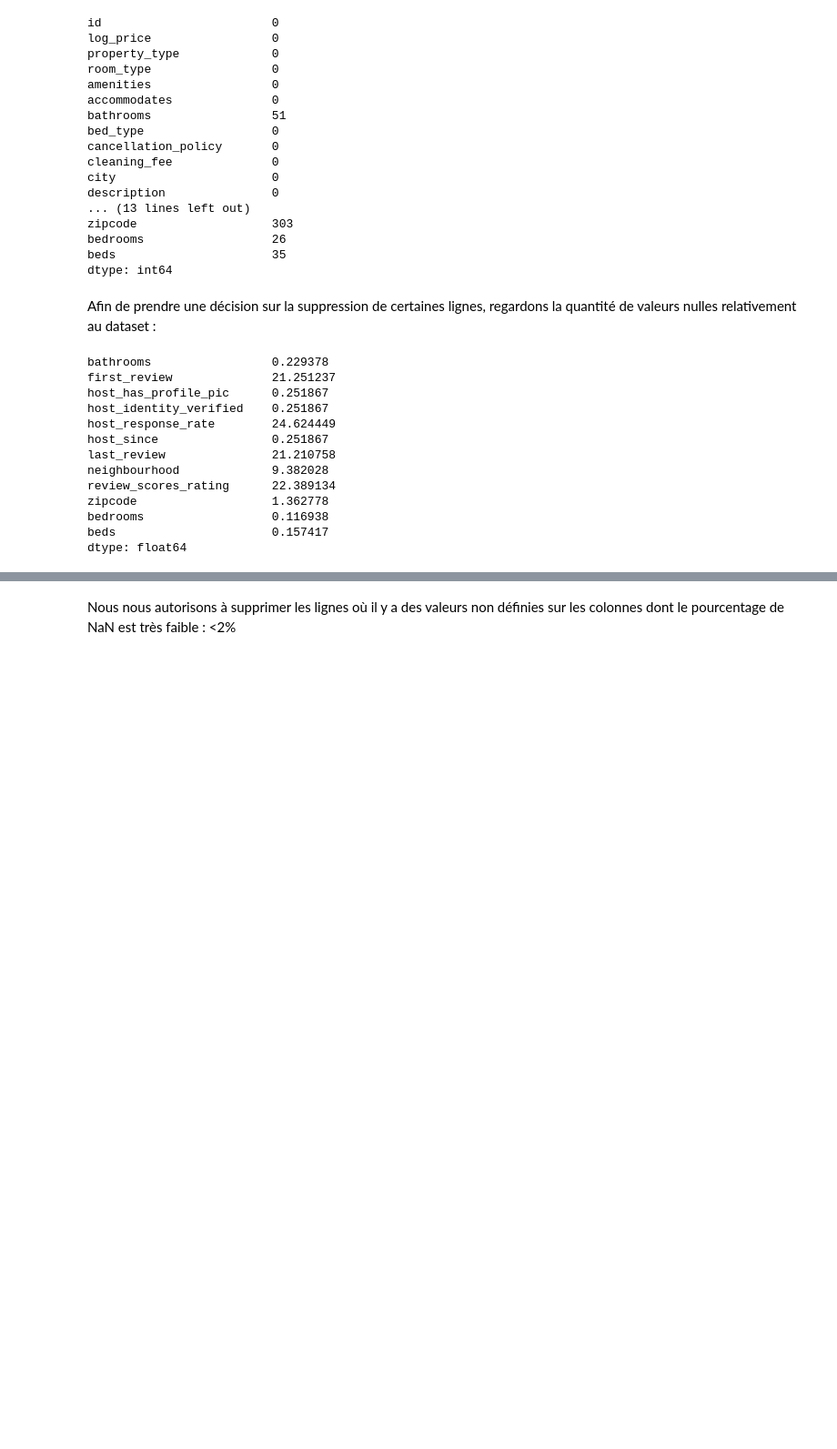
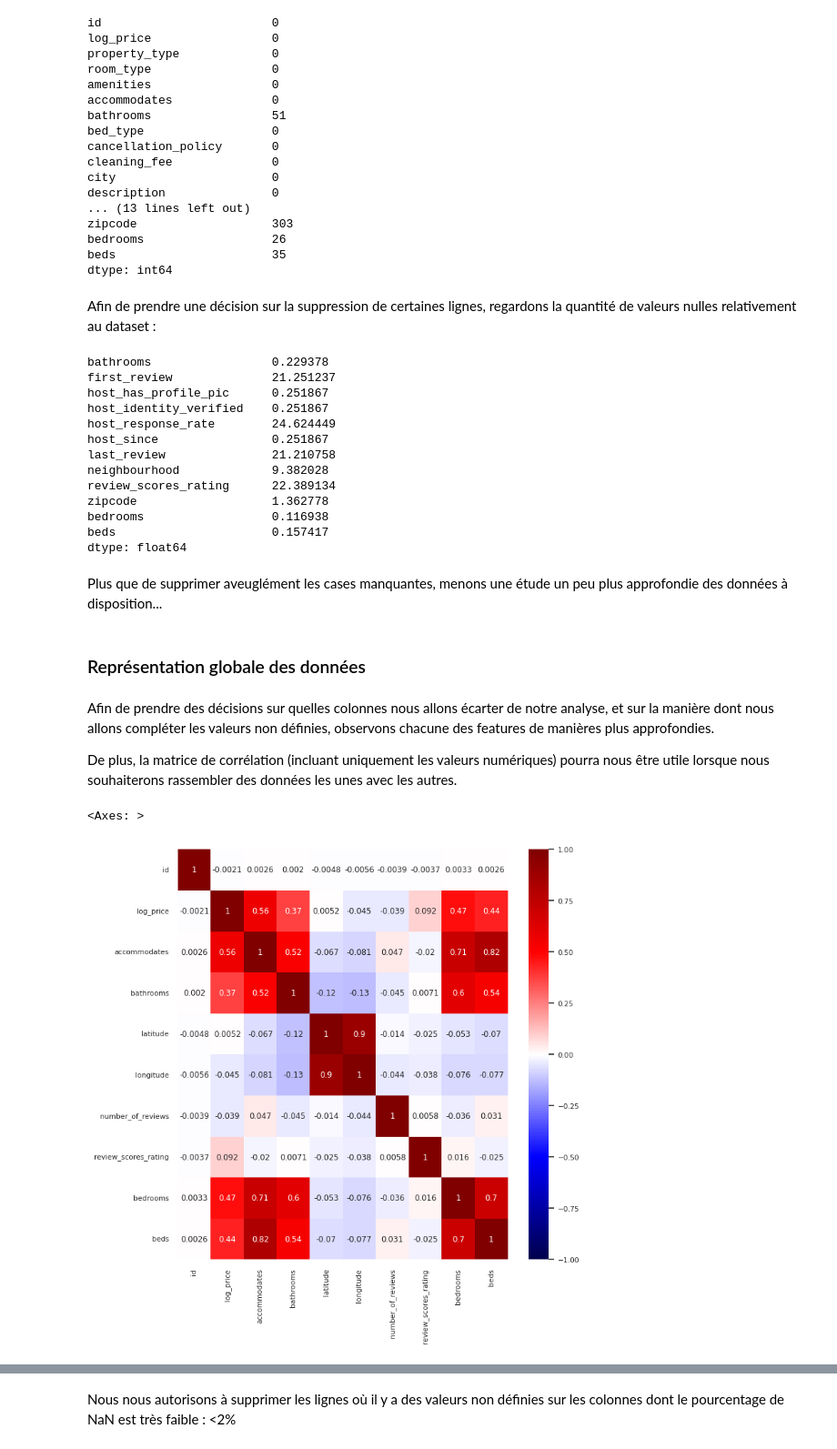
Before and after one commit to patch-me/airbnb-predict, a Jupyter notebook: myProject.ipynb, the cells around one changed output, grey strips where cells are left out. Shown at 91% size. Saved outputs shown, nothing was run; the diff lists cells and outputs as text; code cells hidden in the pictures; blank space fills up the shorter version.

```diff
--- a/myProject.ipynb
+++ b/myProject.ipynb
@@ -136,3 +139,21 @@ zipcode                   1.362778
 bedrooms                  0.116938
 beds                      0.157417
 dtype: float64
+# %% [markdown]
+Plus que de supprimer aveuglément les cases manquantes, menons une étude un peu plus approfondie des données à disposition...
+# %% [markdown]
+### Représentation globale des données
+# %% [markdown]
+Afin de prendre des décisions sur quelles colonnes nous allons écarter de notre analyse, et sur la manière dont nous allons compléter les valeurs non définies, observons chacune des features de manières plus approfondies.
+
+De plus, la matrice de corrélation (incluant uniquement les valeurs numériques) pourra nous être utile lorsque nous souhaiterons rassembler des données les unes avec les autres.
+# %%
+numeric_data = data.select_dtypes(include=['number'])
+correlation_matrix = numeric_data.corr()
+
+sns.set(font_scale=0.7)
+plt.figure(figsize=(8,8))
+sns.heatmap(correlation_matrix, cmap="seismic", annot=True, vmin=-1, vmax=1)
+# %% [output]
+<Axes: >
+[figure, added]
```
Also changed, not shown: parts of 41 cells of this notebook.
